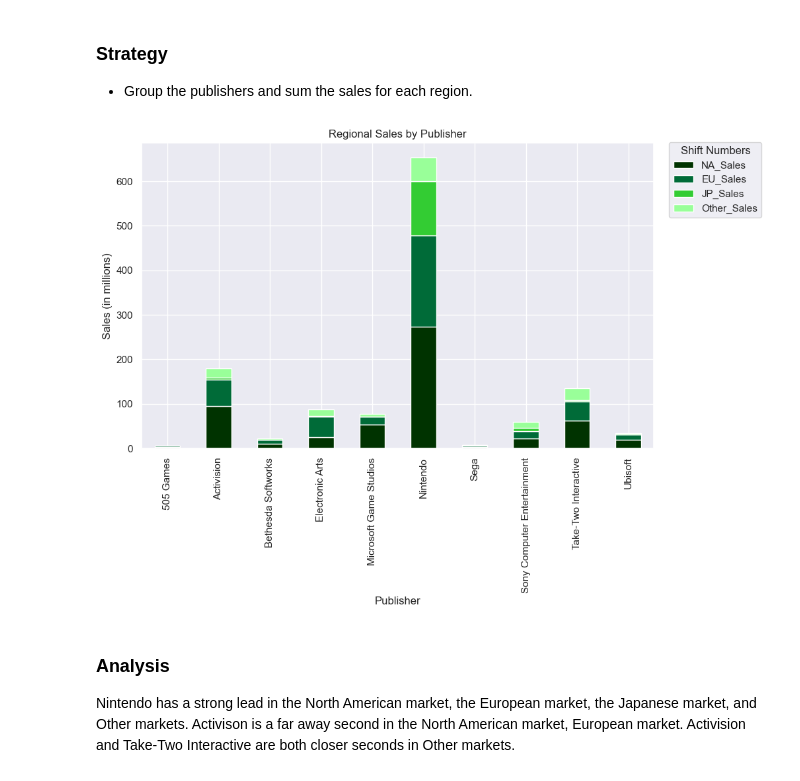
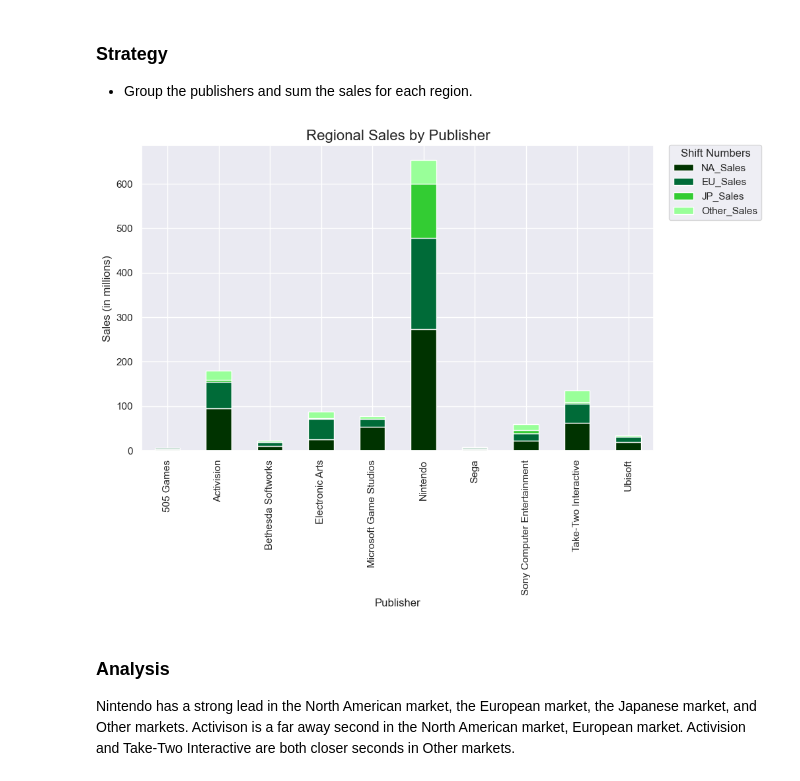
Before and after one commit to dtoshm/data_project_six, a Jupyter notebook: game_sales_analysis.ipynb, the cells around one changed output. Drawn from its saved outputs; the diff is of its cells as text; code cells hidden in the pictures.

```diff
--- a/game_sales_analysis.ipynb
+++ b/game_sales_analysis.ipynb
@@ -33,15 +33,15 @@ Regional Sales by Publisher: Create a stacked column (or bar) chart to show the
 # %%
 sales_by_publisher = games.groupby('Publisher')[['NA_Sales', 'EU_Sales', 'JP_Sales', 'Other_Sales']].sum().reset_index()
 
 colors = ['#003300', '#006B38', '#33CC33', '#99FF99']
 sales_by_publisher.set_index('Publisher').plot(kind='bar', stacked=True, color=colors, figsize=(10, 6))
-plt.title('Regional Sales by Publisher', fontsize=12)
+plt.title('Regional Sales by Publisher', fontsize=16)
 plt.legend(title='Shift Numbers', bbox_to_anchor=(1.02, 1.02), loc='upper left')
 plt.xlabel('Publisher', fontsize=12)
 plt.ylabel('Sales (in millions)', fontsize=12)
 plt.show()
 # %% [output]
-[figure, old version]
+[figure, new version]
 # %% [markdown]
 ### Analysis
 Nintendo has a strong lead in the North American market, the European market, the Japanese market, and Other markets.
```
Also changed, not shown: parts of 1 cell of this notebook.
